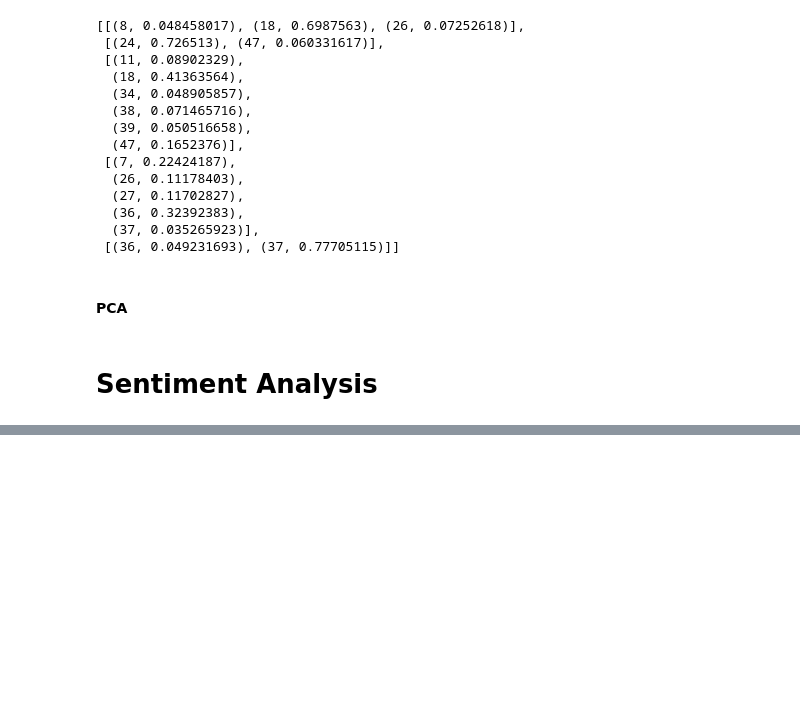
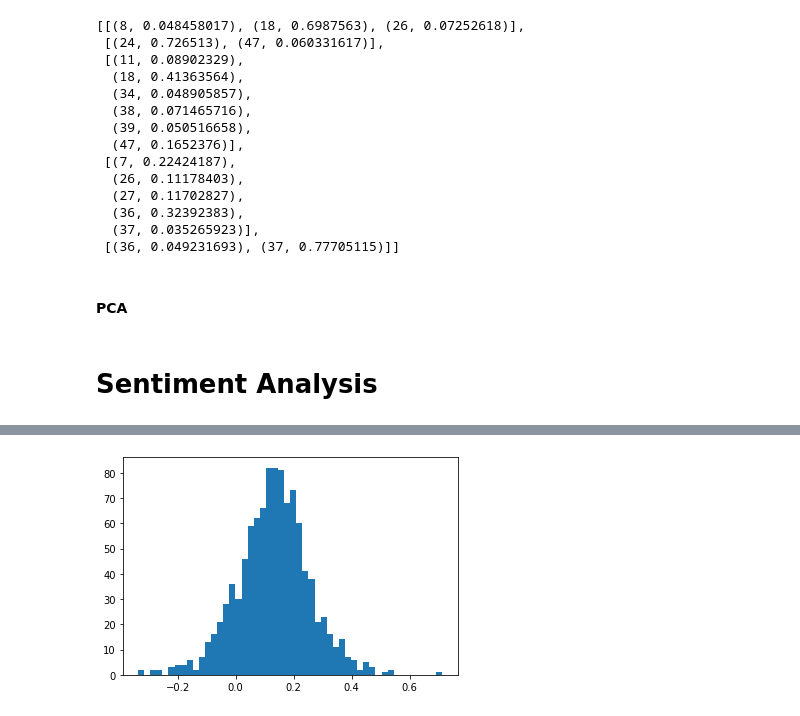
Before and after one commit to silvernine209/nlp_bitcoin_trading, a Jupyter notebook: bitcoin_trader_v2.ipynb, the cells around one changed output, grey strips where cells are left out. Drawn from its saved outputs; the diff is of its cells as text; code cells hidden in the pictures; blank space fills up the shorter version.

```diff
--- a/bitcoin_trader_v2.ipynb
+++ b/bitcoin_trader_v2.ipynb
@@ -760,0 +836,5 @@ df_news_clean = pd.concat([df_news_clean,df_sentiment],axis=1)
+# %%
+# Compound sentiment distribution
+plt.hist(daily_sentiment['compound'],bins=50);
+# %% [output]
+[figure, added]
```
Also changed, not shown: parts of 28 cells of this notebook.
